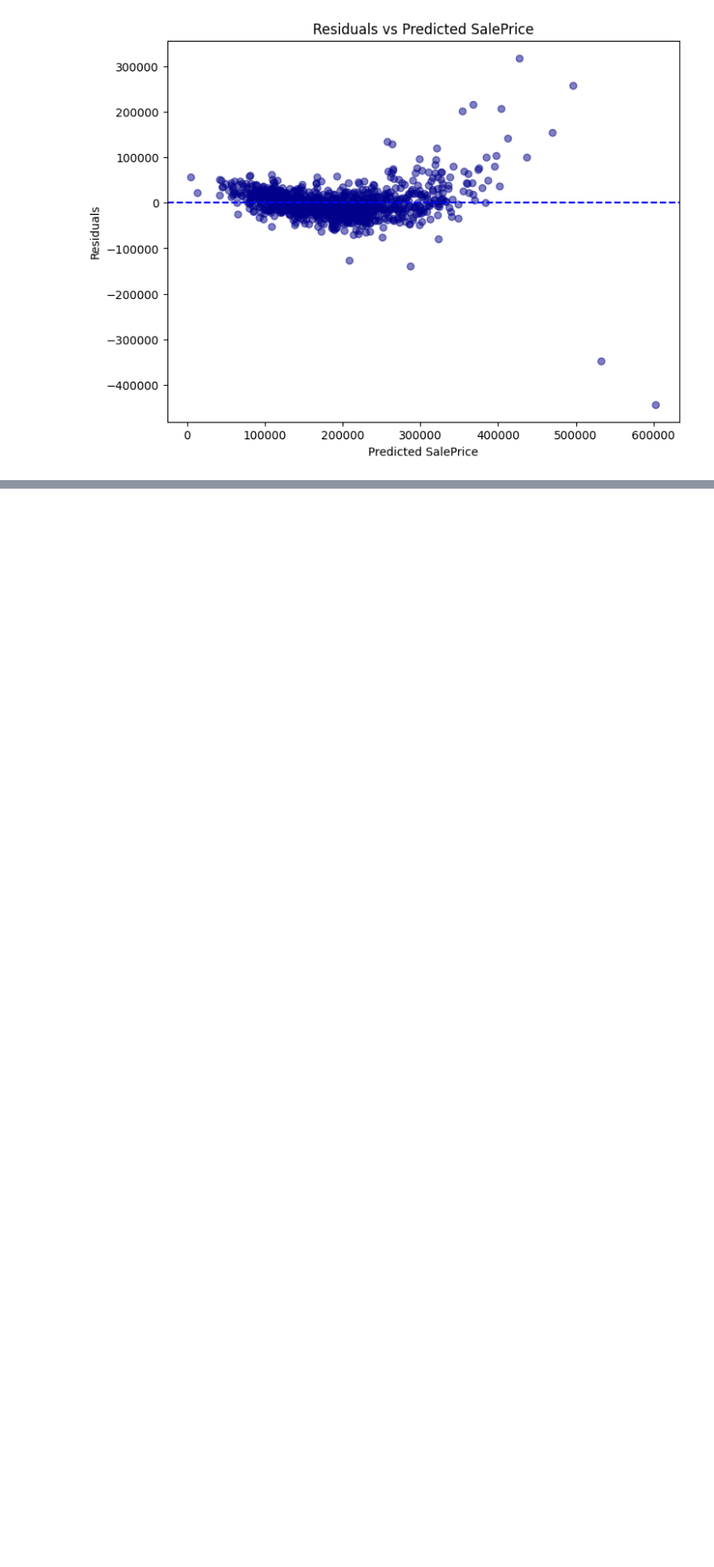
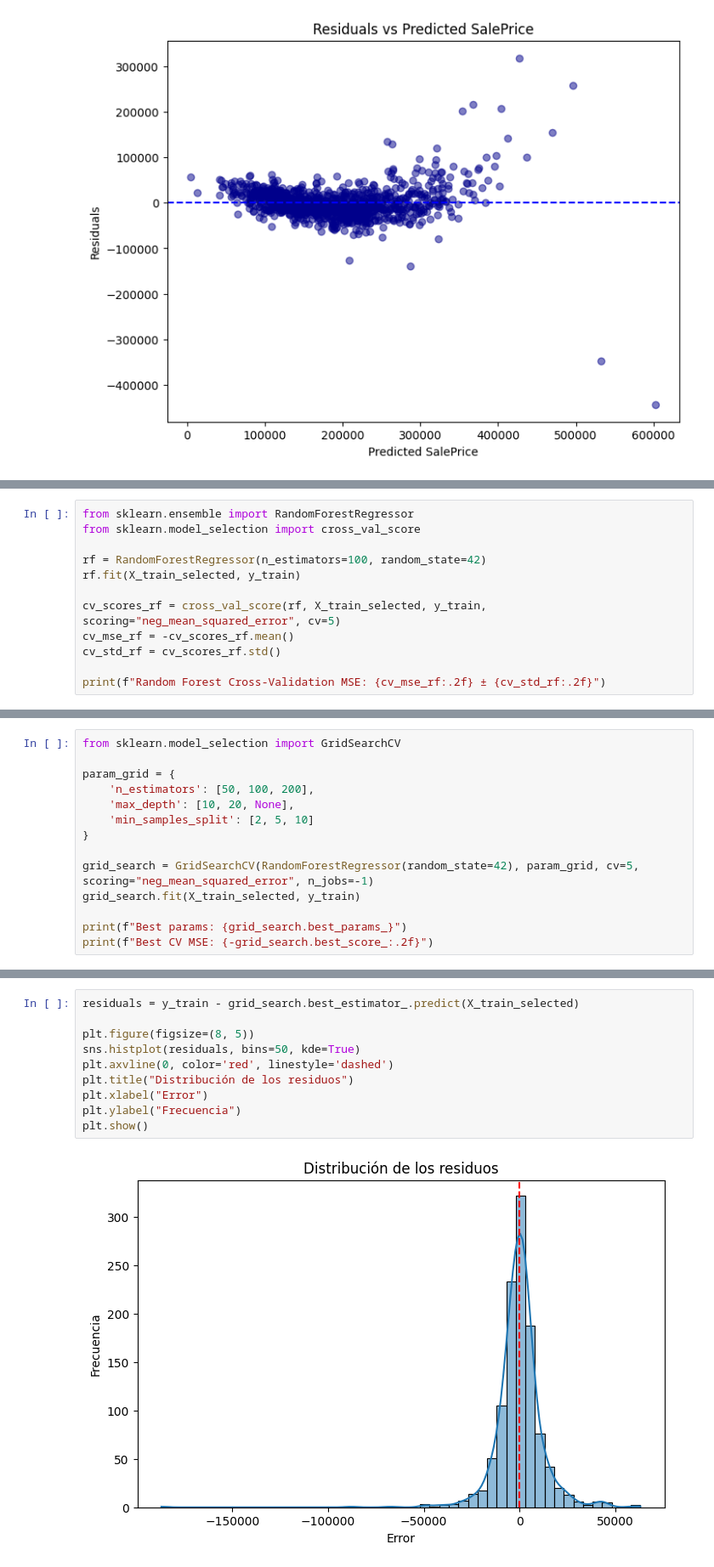
Before and after one commit to Sofiamishel2003/Modelo_Regresion_Lineal, a Jupyter notebook: Modelo_RegresionLineal.ipynb, the cells around one changed output, grey strips where cells are left out. Shown at 85% size. Drawn from its saved outputs; the diff is of its cells as text; blank space fills up the shorter version.

```diff
--- a/Modelo_RegresionLineal.ipynb
+++ b/Modelo_RegresionLineal.ipynb
@@ -471,0 +610,12 @@ plt.show()
+# %%
+from sklearn.ensemble import RandomForestRegressor
+from sklearn.model_selection import cross_val_score
+
+rf = RandomForestRegressor(n_estimators=100, random_state=42)
+rf.fit(X_train_selected, y_train)
+
+cv_scores_rf = cross_val_score(rf, X_train_selected, y_train, scoring="neg_mean_squared_error", cv=5)
+cv_mse_rf = -cv_scores_rf.mean()
+cv_std_rf = cv_scores_rf.std()
+
+print(f"Random Forest Cross-Validation MSE: {cv_mse_rf:.2f} ± {cv_std_rf:.2f}")
@@ -471,0 +624,14 @@ plt.show()
+# %%
+from sklearn.model_selection import GridSearchCV
+
+param_grid = {
+    'n_estimators': [50, 100, 200],
+    'max_depth': [10, 20, None],
+    'min_samples_split': [2, 5, 10]
+}
+
+grid_search = GridSearchCV(RandomForestRegressor(random_state=42), param_grid, cv=5, scoring="neg_mean_squared_error", n_jobs=-1)
+grid_search.fit(X_train_selected, y_train)
+
+print(f"Best params: {grid_search.best_params_}")
+print(f"Best CV MSE: {-grid_search.best_score_:.2f}")
@@ -471,0 +641,12 @@ plt.show()
+# %%
+residuals = y_train - grid_search.best_estimator_.predict(X_train_selected)
+
+plt.figure(figsize=(8, 5))
+sns.histplot(residuals, bins=50, kde=True)
+plt.axvline(0, color='red', linestyle='dashed')
+plt.title("Distribución de los residuos")
+plt.xlabel("Error")
+plt.ylabel("Frecuencia")
+plt.show()
+# %% [output]
+[figure, added]
```
Also changed, not shown: parts of 18 cells of this notebook.
